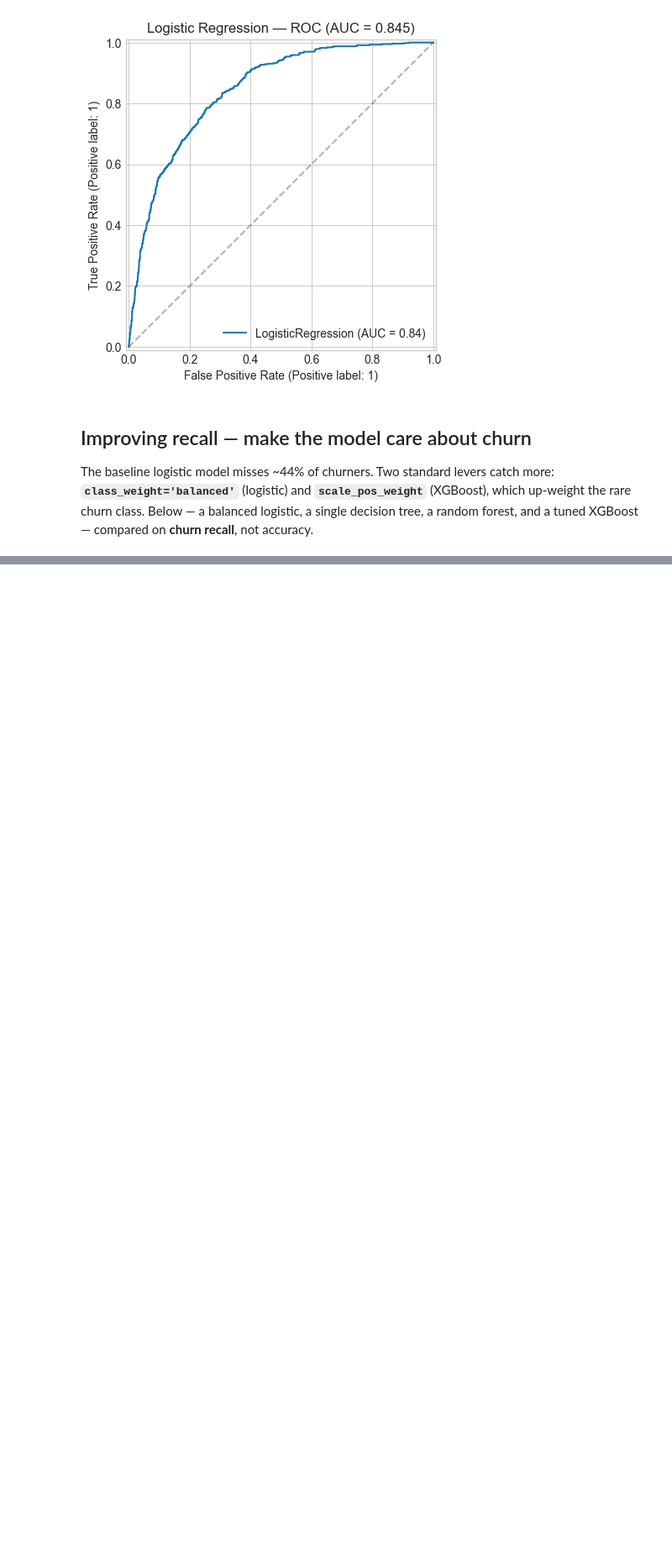
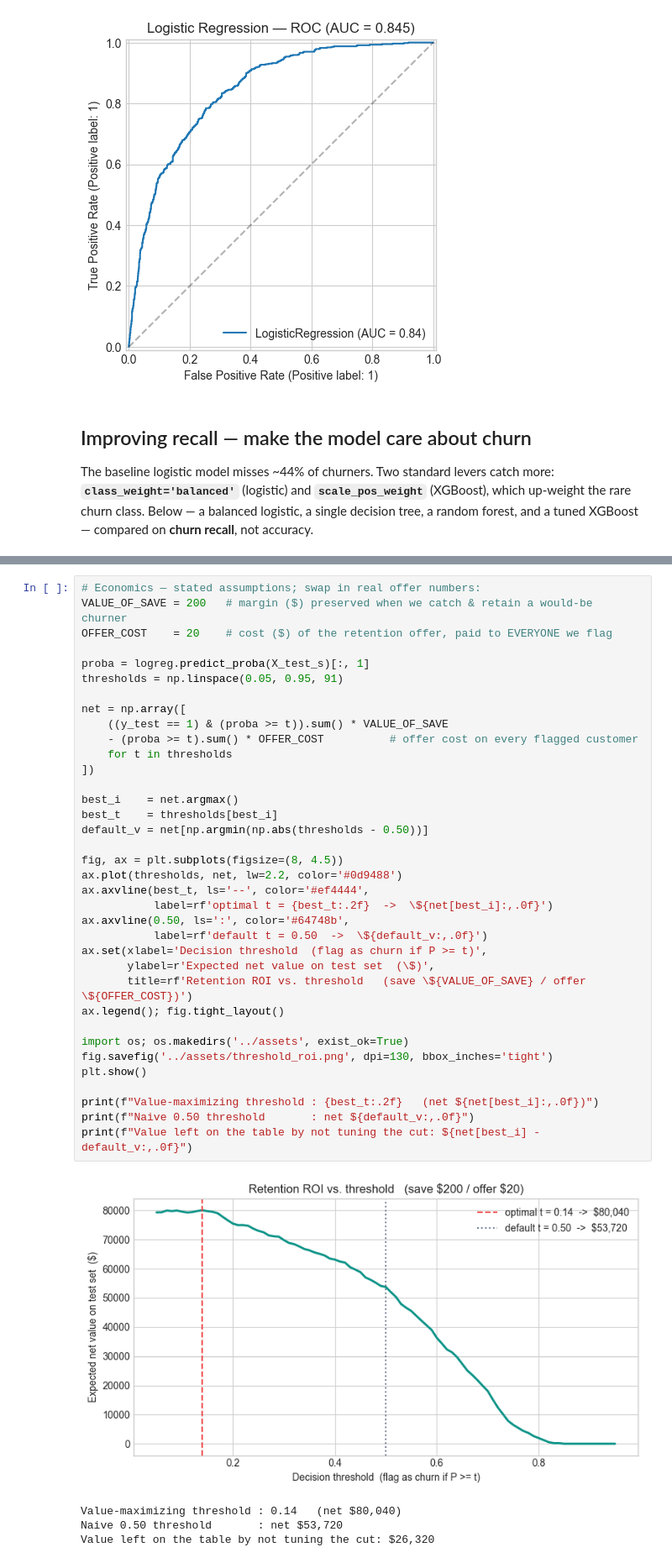
Before and after one commit to Iris814/telco-churn-analysis, a Jupyter notebook: notebooks/03_churn_classification.ipynb, the cells around one changed output, grey strips where cells are left out. Shown at 84% size. Drawn from its saved outputs; the diff is of its cells as text; blank space fills up the shorter version.

```diff
--- a/notebooks/03_churn_classification.ipynb
+++ b/notebooks/03_churn_classification.ipynb
@@ -383,3 +445,44 @@ weighted avg       0.78      0.76      0.76      2113
+# %%
+# Economics — stated assumptions; swap in real offer numbers:
+VALUE_OF_SAVE = 200   # margin ($) preserved when we catch & retain a would-be churner
+OFFER_COST    = 20    # cost ($) of the retention offer, paid to EVERYONE we flag
+
+proba = logreg.predict_proba(X_test_s)[:, 1]
+thresholds = np.linspace(0.05, 0.95, 91)
+
+net = np.array([
+    ((y_test == 1) & (proba >= t)).sum() * VALUE_OF_SAVE
+    - (proba >= t).sum() * OFFER_COST          # offer cost on every flagged customer
+    for t in thresholds
+])
+
+best_i    = net.argmax()
+best_t    = thresholds[best_i]
+default_v = net[np.argmin(np.abs(thresholds - 0.50))]
+
+fig, ax = plt.subplots(figsize=(8, 4.5))
+ax.plot(thresholds, net, lw=2.2, color='#0d9488')
+ax.axvline(best_t, ls='--', color='#ef4444',
+           label=rf'optimal t = {best_t:.2f}  ->  \${net[best_i]:,.0f}')
+ax.axvline(0.50, ls=':', color='#64748b',
+           label=rf'default t = 0.50  ->  \${default_v:,.0f}')
+ax.set(xlabel='Decision threshold  (flag as churn if P >= t)',
+       ylabel=r'Expected net value on test set  (\$)',
+       title=rf'Retention ROI vs. threshold   (save \${VALUE_OF_SAVE} / offer \${OFFER_COST})')
+ax.legend(); fig.tight_layout()
+
+import os; os.makedirs('../assets', exist_ok=True)
+fig.savefig('../assets/threshold_roi.png', dpi=130, bbox_inches='tight')
+plt.show()
+
+print(f"Value-maximizing threshold : {best_t:.2f}   (net ${net[best_i]:,.0f})")
+print(f"Naive 0.50 threshold       : net ${default_v:,.0f}")
+print(f"Value left on the table by not tuning the cut: ${net[best_i] - default_v:,.0f}")
+# %% [output]
+[figure, added]
+Value-maximizing threshold : 0.14   (net $80,040)
+Naive 0.50 threshold       : net $53,720
+Value left on the table by not tuning the cut: $26,320
 # %% [markdown]
 ## Results & Recommendation
 
```
Also changed, not shown: parts of 14 cells of this notebook, 2 other files.
